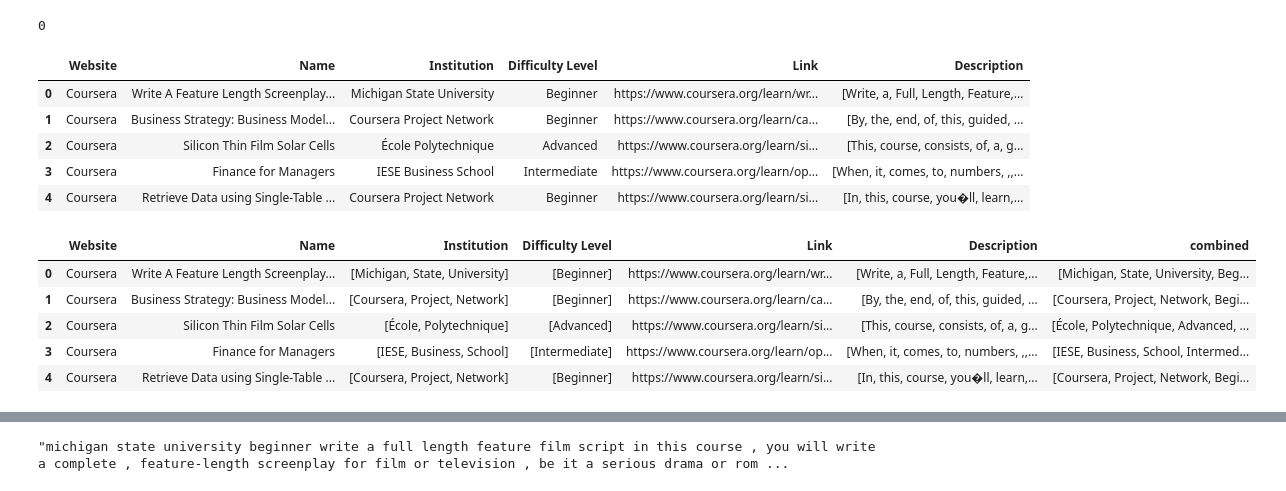
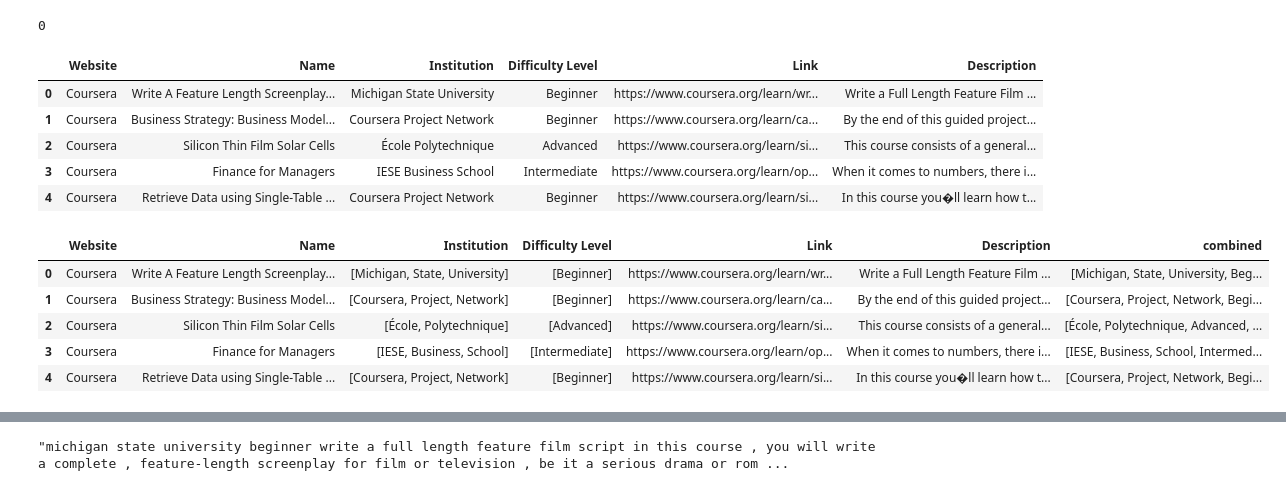
Before and after one commit to DafinaZaka/RS-Online-Learning-Platform, a Jupyter notebook: recommender.ipynb, the cells around one changed output, grey strips where cells are left out. Cells and saved outputs as stored; diff of their text form; code cells hidden in the pictures.

```diff
--- a/recommender.ipynb
+++ b/recommender.ipynb
@@ -5,9 +5,9 @@ import pandas as pd
 import matplotlib.pyplot as plt
 from translate import Translator
 # %%
-coursera=  pd.read_csv("data/Coursera.csv", encoding="utf-8")
-edx= pd.read_csv("data/EdX.csv", encoding="utf-8")
-udacity= pd.read_csv("data/Udacity.csv", encoding="utf-8")
+coursera=  pd.read_csv("data/Coursera.csv")
+edx= pd.read_csv("data/EdX.csv")
+udacity= pd.read_csv("data/Udacity.csv")
 
 coursera['University'] = coursera['University'].apply(lambda x: 'É' + x[1:] if x.startswith('�') else 'é' + x[1:] if '�' in x else x)
 coursera['University'] = coursera['University'].replace('École Polytechnique F�d�rale de Lausanne', 'École Polytechnique Fédérale de Lausanne')
@@ -136,7 +136,8 @@ def tokenize_description(description):
         return []
 
 # Apply tokenization and create a new column
-merged_data['Description'] = merged_data['Course Description'].apply(tokenize_description)
+merged_data['Description'] = merged_data['Course Description']
+# .apply(tokenize_description)
 
 # Reorder the columns (optional)
 merged_data = merged_data[['Website', 'Name', 'Institution', 'Difficulty Level', 'Link', 'Description']]
@@ -144,11 +145,11 @@ merged_data = merged_data[['Website', 'Name', 'Institution', 'Difficulty Level',
 merged_data.head(5)
 # %% [output]
 |  | Website | Name | Institution | Difficulty Level | Link | Description |
-| 0 | Coursera | Write A Feature Length Screenplay... | Michigan State University | Beginner | https://www.coursera.org/learn/wr... | [Write, a, Full, Length, Feature,... |
-| 1 | Coursera | Business Strategy: Business Model... | Coursera Project Network | Beginner | https://www.coursera.org/learn/ca... | [By, the, end, of, this, guided, ... |
-| 2 | Coursera | Silicon Thin Film Solar Cells | École Polytechnique | Advanced | https://www.coursera.org/learn/si... | [This, course, consists, of, a, g... |
-| 3 | Coursera | Finance for Managers | IESE Business School | Intermediate | https://www.coursera.org/learn/op... | [When, it, comes, to, numbers, ,,... |
-| 4 | Coursera | Retrieve Data using Single-Table ... | Coursera Project Network | Beginner | https://www.coursera.org/learn/si... | [In, this, course, you�ll, learn,... |
+| 0 | Coursera | Write A Feature Length Screenplay... | Michigan State University | Beginner | https://www.coursera.org/learn/wr... | Write a Full Length Feature Film ... |
+| 1 | Coursera | Business Strategy: Business Model... | Coursera Project Network | Beginner | https://www.coursera.org/learn/ca... | By the end of this guided project... |
+| 2 | Coursera | Silicon Thin Film Solar Cells | École Polytechnique | Advanced | https://www.coursera.org/learn/si... | This course consists of a general... |
+| 3 | Coursera | Finance for Managers | IESE Business School | Intermediate | https://www.coursera.org/learn/op... | When it comes to numbers, there i... |
+| 4 | Coursera | Retrieve Data using Single-Table ... | Coursera Project Network | Beginner | https://www.coursera.org/learn/si... | In this course you�ll learn how t... |
 # %%
 # merged_data['Name'] = merged_data['Name'].apply(lambda x:x.split())
 merged_data['Institution'] = merged_data['Institution'].apply(lambda x:x.split())
@@ -157,15 +158,15 @@ merged_data['Difficulty Level'] = merged_data['Difficulty Level'].apply(lambda x
 # %%
 # merged_data.iloc[0]['Name']
 # %%
-merged_data["combined"]= merged_data["Institution"]+ merged_data["Difficulty Level"]+merged_data["Description"]
+merged_data["combined"]= merged_data["Institution"]+ merged_data["Difficulty Level"]+merged_data["Description"].apply(tokenize_description)
 merged_data.head()
 # %% [output]
 |  | Website | Name | Institution | Difficulty Level | Link | Description | combined |
-| 0 | Coursera | Write A Feature Length Screenplay... | [Michigan, State, University] | [Beginner] | https://www.coursera.org/learn/wr... | [Write, a, Full, Length, Feature,... | [Michigan, State, University, Beg... |
-| 1 | Coursera | Business Strategy: Business Model... | [Coursera, Project, Network] | [Beginner] | https://www.coursera.org/learn/ca... | [By, the, end, of, this, guided, ... | [Coursera, Project, Network, Begi... |
-| 2 | Coursera | Silicon Thin Film Solar Cells | [École, Polytechnique] | [Advanced] | https://www.coursera.org/learn/si... | [This, course, consists, of, a, g... | [École, Polytechnique, Advanced, ... |
-| 3 | Coursera | Finance for Managers | [IESE, Business, School] | [Intermediate] | https://www.coursera.org/learn/op... | [When, it, comes, to, numbers, ,,... | [IESE, Business, School, Intermed... |
-| 4 | Coursera | Retrieve Data using Single-Table ... | [Coursera, Project, Network] | [Beginner] | https://www.coursera.org/learn/si... | [In, this, course, you�ll, learn,... | [Coursera, Project, Network, Begi... |
+| 0 | Coursera | Write A Feature Length Screenplay... | [Michigan, State, University] | [Beginner] | https://www.coursera.org/learn/wr... | Write a Full Length Feature Film ... | [Michigan, State, University, Beg... |
+| 1 | Coursera | Business Strategy: Business Model... | [Coursera, Project, Network] | [Beginner] | https://www.coursera.org/learn/ca... | By the end of this guided project... | [Coursera, Project, Network, Begi... |
+| 2 | Coursera | Silicon Thin Film Solar Cells | [École, Polytechnique] | [Advanced] | https://www.coursera.org/learn/si... | This course consists of a general... | [École, Polytechnique, Advanced, ... |
+| 3 | Coursera | Finance for Managers | [IESE, Business, School] | [Intermediate] | https://www.coursera.org/learn/op... | When it comes to numbers, there i... | [IESE, Business, School, Intermed... |
+| 4 | Coursera | Retrieve Data using Single-Table ... | [Coursera, Project, Network] | [Beginner] | https://www.coursera.org/learn/si... | In this course you�ll learn how t... | [Coursera, Project, Network, Begi... |
 # %%
 # Converting list to str
 merged_data['combined'] = merged_data['combined'].apply(lambda x: " ".join(x))
```
Also changed, not shown: parts of 1 cell of this notebook, 2 other files.
